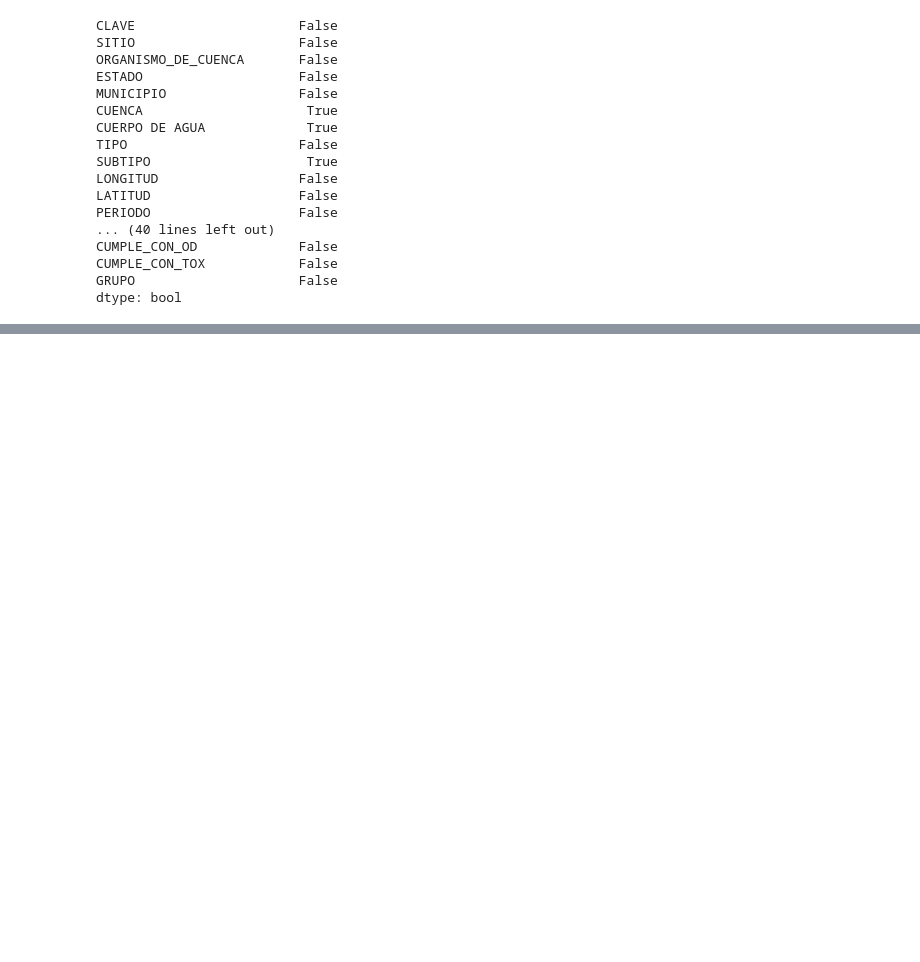
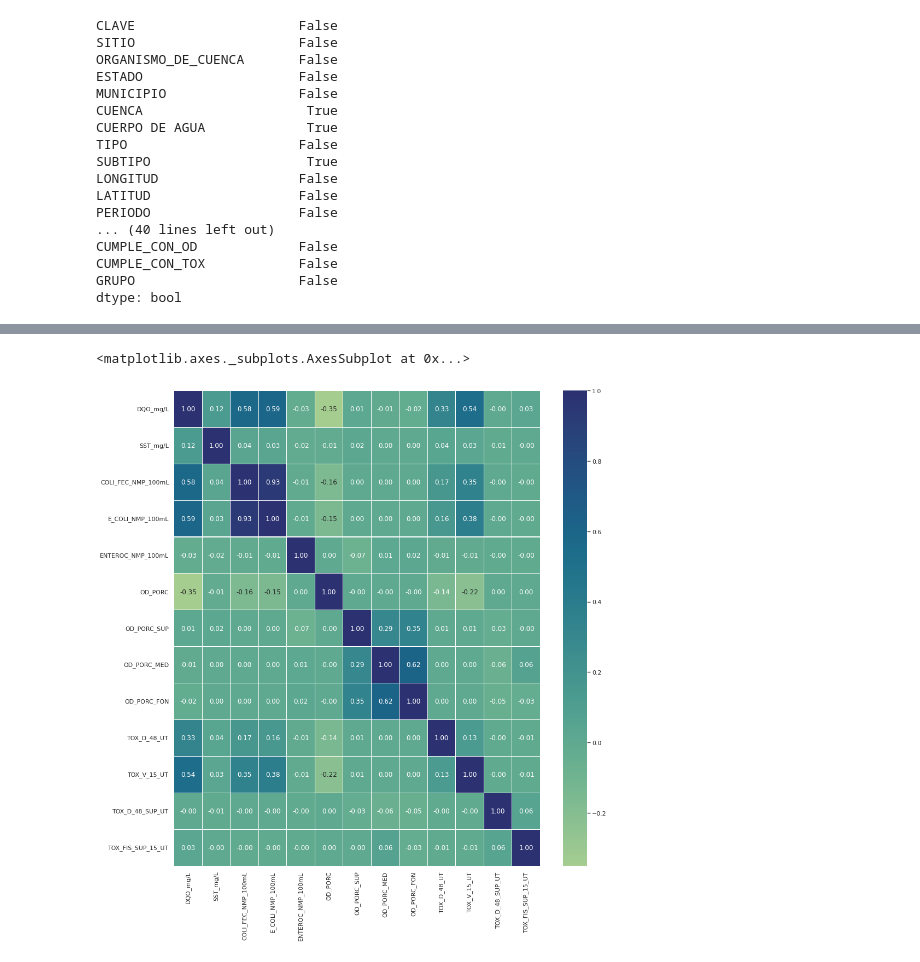
Before and after one commit to PosgradoMNA/actividades-del-projecto-equipo_104, a Jupyter notebook: Reto1.ipynb, the cells around one changed output, grey strips where cells are left out. Cells and saved outputs as stored; diff of their text form; code cells hidden in the pictures; blank space fills up the shorter version.

```diff
--- a/Reto1.ipynb
+++ b/Reto1.ipynb
@@ -468,0 +458,9 @@ Qué son las aguas superficiales. https://www.ecologiaverde.com/que-son-las-agua
+# %%
+import seaborn
+from seaborn import heatmap
+matriz = X[variables_numericas].corr(method='pearson')
+
+seaborn.heatmap(matriz, cmap="crest", annot=True, linewidths=0.1, linecolor='white', fmt=".2f")
+# %% [output]
+<matplotlib.axes._subplots.AxesSubplot at 0x...>
+[figure, added]
```
Also changed, not shown: parts of 73 cells of this notebook.
